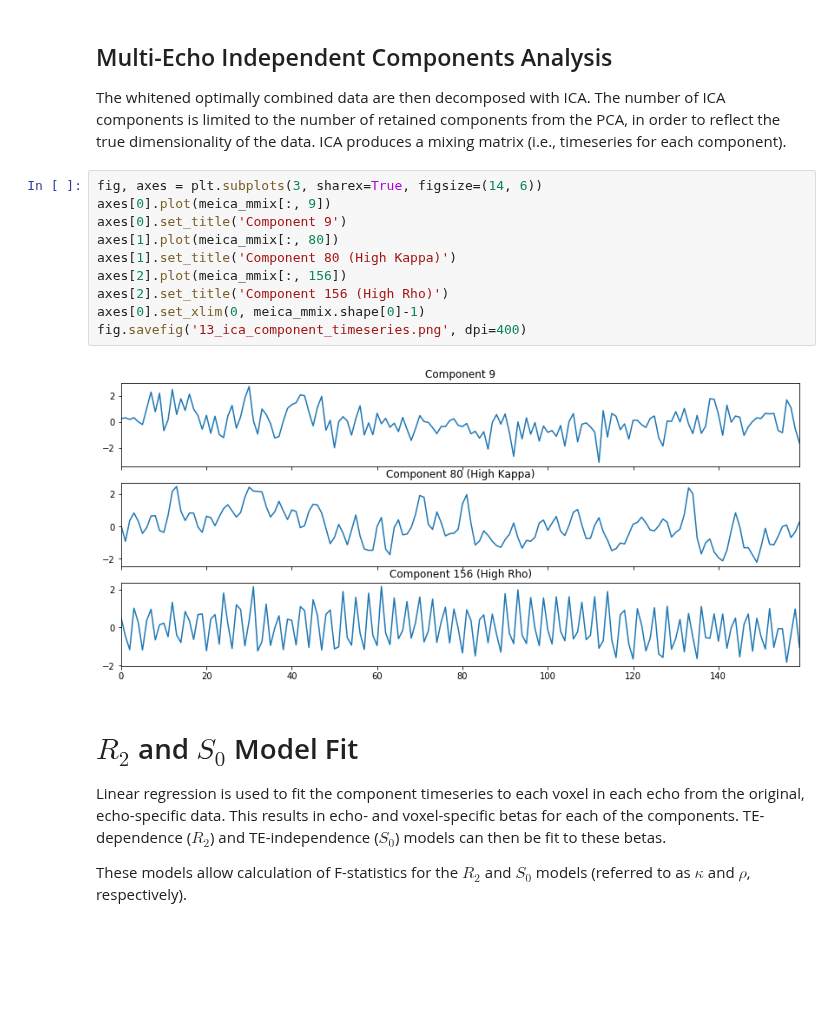
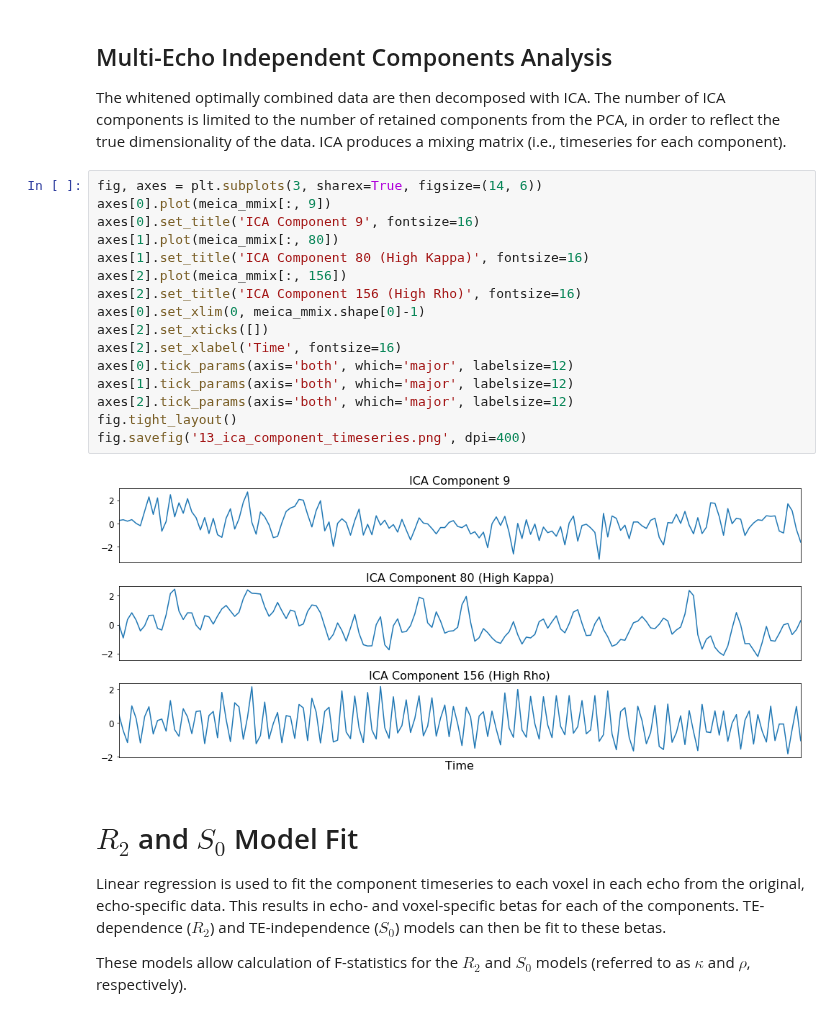
Before and after one commit to ME-ICA/tedana, a Jupyter notebook: docs/_static/tedana_workflow_plots.ipynb, the cells around one changed output. Saved outputs shown, nothing was run; the diff lists cells and outputs as text; blank space fills up the shorter version.

Commit message:
Update figures in walkthrough.

```diff
--- a/docs/_static/tedana_workflow_plots.ipynb
+++ b/docs/_static/tedana_workflow_plots.ipynb
@@ -129,15 +138,21 @@ ICA produces a mixing matrix (i.e., timeseries for each component).
 # %%
 fig, axes = plt.subplots(3, sharex=True, figsize=(14, 6))
 axes[0].plot(meica_mmix[:, 9])
-axes[0].set_title('Component 9')
+axes[0].set_title('ICA Component 9', fontsize=16)
 axes[1].plot(meica_mmix[:, 80])
-axes[1].set_title('Component 80 (High Kappa)')
+axes[1].set_title('ICA Component 80 (High Kappa)', fontsize=16)
 axes[2].plot(meica_mmix[:, 156])
-axes[2].set_title('Component 156 (High Rho)')
+axes[2].set_title('ICA Component 156 (High Rho)', fontsize=16)
 axes[0].set_xlim(0, meica_mmix.shape[0]-1)
+axes[2].set_xticks([])
+axes[2].set_xlabel('Time', fontsize=16)
+axes[0].tick_params(axis='both', which='major', labelsize=12)
+axes[1].tick_params(axis='both', which='major', labelsize=12)
+axes[2].tick_params(axis='both', which='major', labelsize=12)
+fig.tight_layout()
 fig.savefig('13_ica_component_timeseries.png', dpi=400)
 # %% [output]
-[figure, old version]
+[figure, new version]
 # %% [markdown]
 # $R_2$ and $S_0$ Model Fit
 Linear regression is used to fit the component timeseries to each voxel in each echo from the original, echo-specific data. This results in echo- and voxel-specific betas for each of the components. TE-dependence ($R_2$) and TE-independence ($S_0$) models can then be fit to these betas.
```
Also changed, not shown: parts of 5 cells of this notebook, 21 other files.
